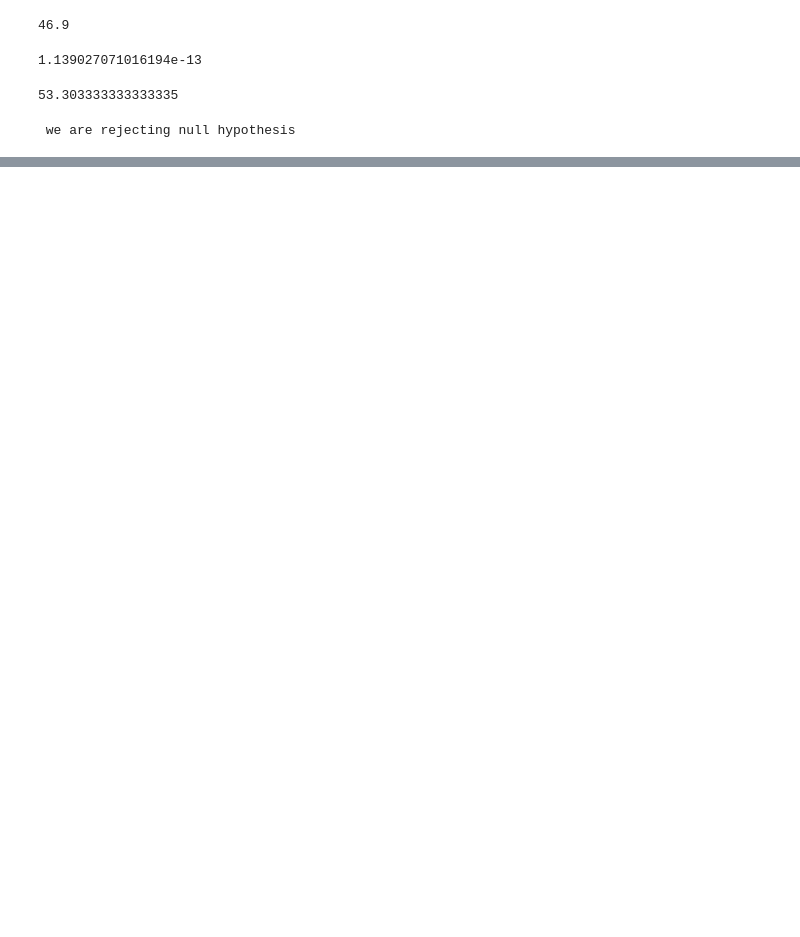
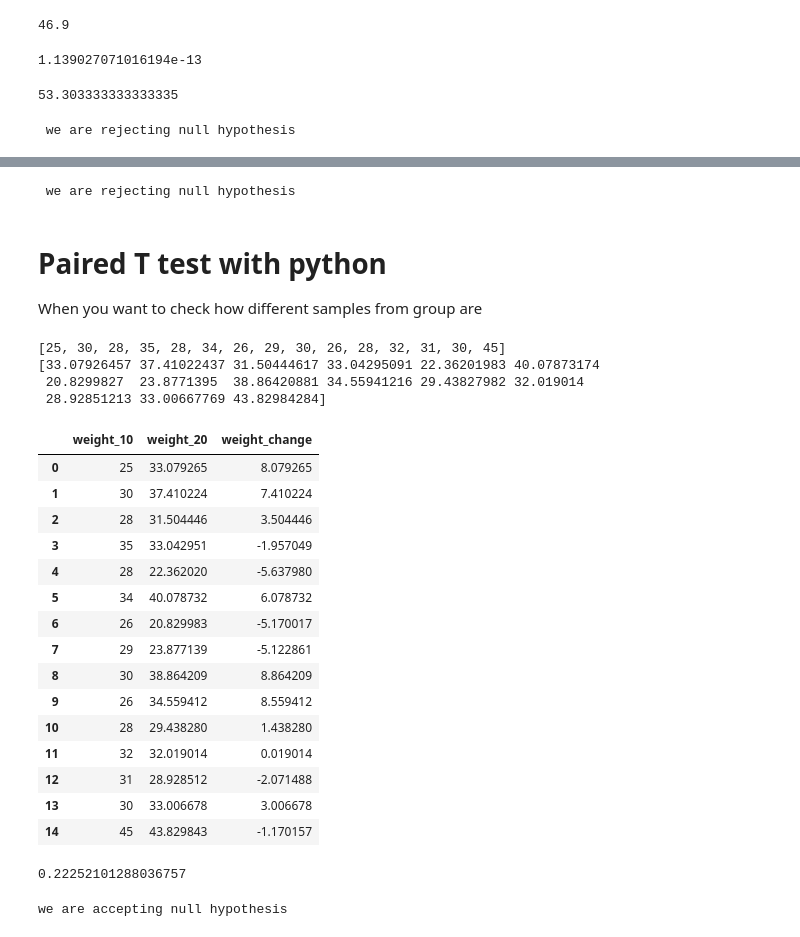
Before and after one commit to akshayDhotre/machine-learning-course, a Jupyter notebook: Hypothesis Testing.ipynb, the cells around one changed output, grey strips where cells are left out. Saved outputs shown, nothing was run; the diff lists cells and outputs as text; code cells hidden in the pictures; blank space fills up the shorter version.

```diff
--- a/Hypothesis Testing.ipynb
+++ b/Hypothesis Testing.ipynb
@@ -76,0 +96,56 @@ else:
+# %%
+if p_value < 0.05:    # alpha value is 0.05 or 5%
+    print(" we are rejecting null hypothesis")
+else:
+    print("we are accepting null hypothesis")
+# %% [output]
+ we are rejecting null hypothesis
+# %% [markdown]
+# Paired T test with python
+When you want to check how different samples from group are
+# %%
+weight1=[25,30,28,35,28,34,26,29,30,26,28,32,31,30,45]
+weight2=weight1+stats.norm.rvs(scale=5, loc=1.25, size=15)
+# %%
+print(weight1)
+print(weight2)
+# %% [output]
+[25, 30, 28, 35, 28, 34, 26, 29, 30, 26, 28, 32, 31, 30, 45]
+[33.07926457 37.41022437 31.50444617 33.04295091 22.36201983 40.07873174
+ 20.8299827  23.8771395  38.86420881 34.55941216 29.43827982 32.019014
+ 28.92851213 33.00667769 43.82984284]
+# %%
+weight_df = pd.DataFrame({"weight_10":np.array(weight1),
+                        "weight_20":np.array(weight2),
+                        "weight_change":np.array(weight2)-np.array(weight1)})
+# %%
+weight_df
+# %% [output]
+|  | weight_10 | weight_20 | weight_change |
+| 0 | 25 | 33.079265 | 8.079265 |
+| 1 | 30 | 37.410224 | 7.410224 |
+| 2 | 28 | 31.504446 | 3.504446 |
+| 3 | 35 | 33.042951 | -1.957049 |
+| 4 | 28 | 22.362020 | -5.637980 |
+| 5 | 34 | 40.078732 | 6.078732 |
+| 6 | 26 | 20.829983 | -5.170017 |
+| 7 | 29 | 23.877139 | -5.122861 |
+| 8 | 30 | 38.864209 | 8.864209 |
+| 9 | 26 | 34.559412 | 8.559412 |
+| 10 | 28 | 29.438280 | 1.438280 |
+| 11 | 32 | 32.019014 | 0.019014 |
+| 12 | 31 | 28.928512 | -2.071488 |
+| 13 | 30 | 33.006678 | 3.006678 |
+| 14 | 45 | 43.829843 | -1.170157 |
+# %%
+_,p_value = stats.ttest_rel(a=weight1,b=weight2)
+print(p_value)
+# %% [output]
+0.22252101288036757
+# %%
+if p_value < 0.05:    # alpha value is 0.05 or 5%
+    print(" we are rejecting null hypothesis")
+else:
+    print("we are accepting null hypothesis")
+# %% [output]
+we are accepting null hypothesis
```
Also changed, not shown: parts of 13 cells of this notebook, 1 other file.
